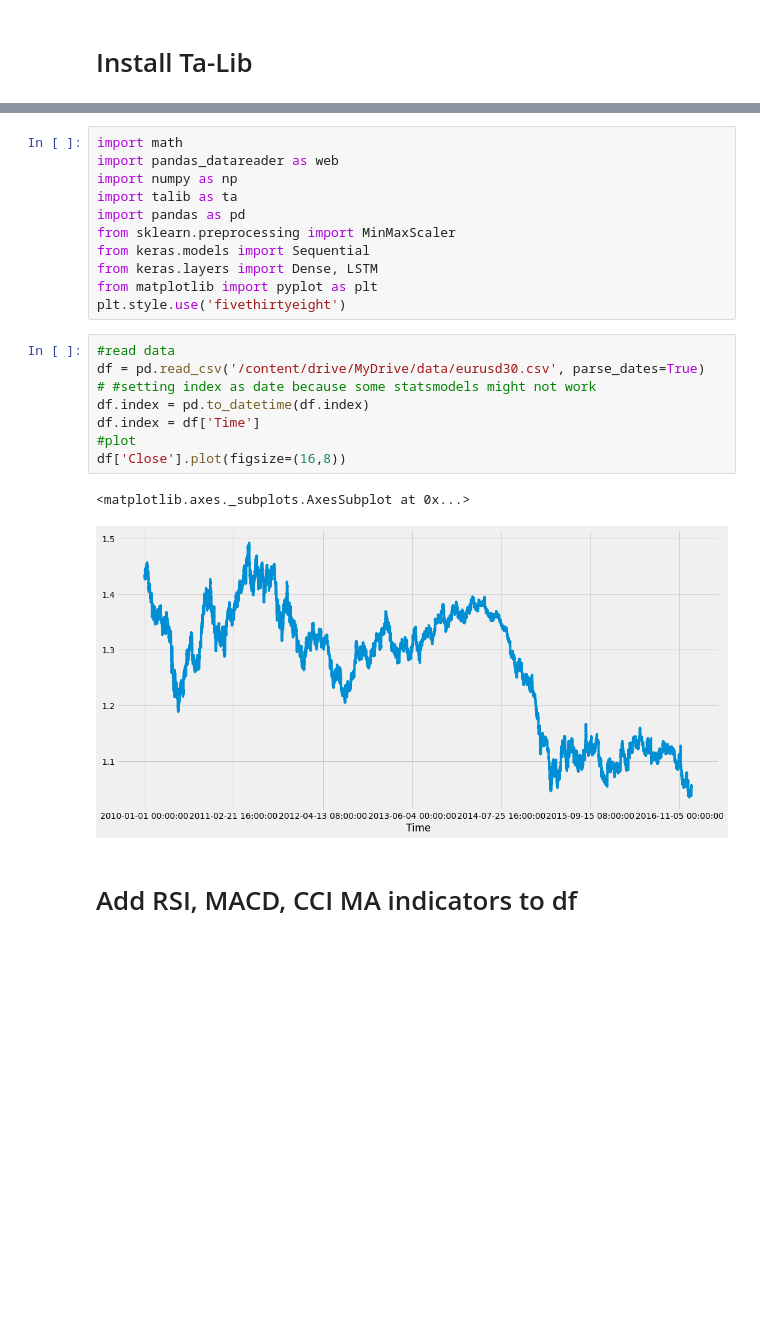
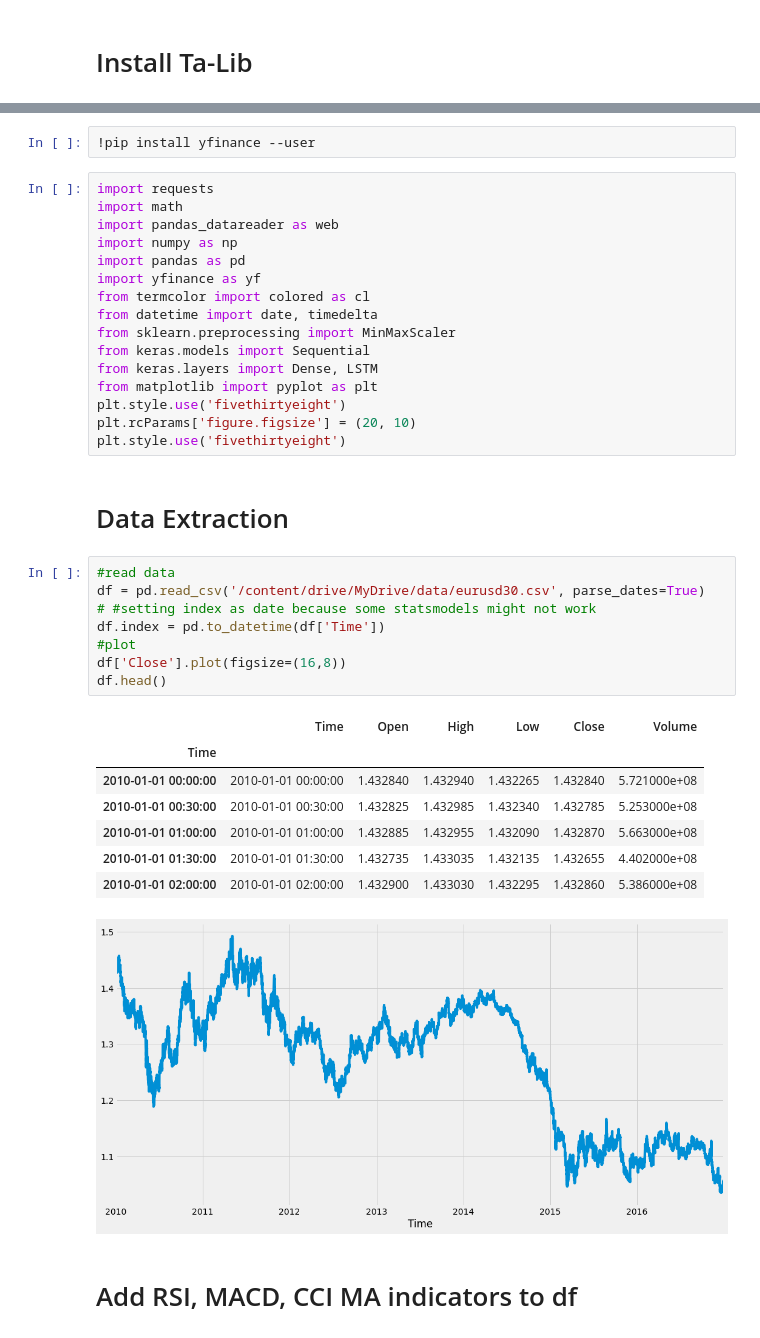
Before and after one commit to ayoubbensakhria/finance_algo, a Jupyter notebook: FXPROBOT.ipynb, the cells around one changed output, grey strips where cells are left out. Drawn from its saved outputs; the diff is of its cells as text; blank space fills up the shorter version.

```diff
--- a/FXPROBOT.ipynb
+++ b/FXPROBOT.ipynb
@@ -33,24 +5,39 @@ Successfully installed ta-lib-0.4.23
+# %%
+!pip install yfinance --user
 # %%
+import requests
 import math
 import pandas_datareader as web
 import numpy as np
-import talib as ta
 import pandas as pd
+import yfinance as yf
+from termcolor import colored as cl
+from datetime import date, timedelta
 from sklearn.preprocessing import MinMaxScaler
 from keras.models import Sequential
 from keras.layers import Dense, LSTM
 from matplotlib import pyplot as plt
 plt.style.use('fivethirtyeight')
+plt.rcParams['figure.figsize'] = (20, 10)
+plt.style.use('fivethirtyeight')
+# %% [markdown]
+# Data Extraction
 # %%
 #read data
 df = pd.read_csv('/content/drive/MyDrive/data/eurusd30.csv', parse_dates=True)
 # #setting index as date because some statsmodels might not work
-df.index = pd.to_datetime(df.index)
-df.index = df['Time']
+df.index = pd.to_datetime(df['Time'])
 #plot
 df['Close'].plot(figsize=(16,8))
+df.head()
 # %% [output]
-<matplotlib.axes._subplots.AxesSubplot at 0x...>
+|  | Time | Open | High | Low | Close | Volume |
+| Time |  |  |  |  |  |  |
+| 2010-01-01 00:00:00 | 2010-01-01 00:00:00 | 1.432840 | 1.432940 | 1.432265 | 1.432840 | 5.721000e+08 |
+| 2010-01-01 00:30:00 | 2010-01-01 00:30:00 | 1.432825 | 1.432985 | 1.432340 | 1.432785 | 5.253000e+08 |
+| 2010-01-01 01:00:00 | 2010-01-01 01:00:00 | 1.432885 | 1.432955 | 1.432090 | 1.432870 | 5.663000e+08 |
+| 2010-01-01 01:30:00 | 2010-01-01 01:30:00 | 1.432735 | 1.433035 | 1.432135 | 1.432655 | 4.402000e+08 |
+| 2010-01-01 02:00:00 | 2010-01-01 02:00:00 | 1.432900 | 1.433030 | 1.432295 | 1.432860 | 5.386000e+08 |
-[figure, old version]
+[figure, new version]
 # %% [markdown]
 # Add RSI, MACD, CCI MA indicators to df
```
Also changed, not shown: parts of 4 cells of this notebook.
